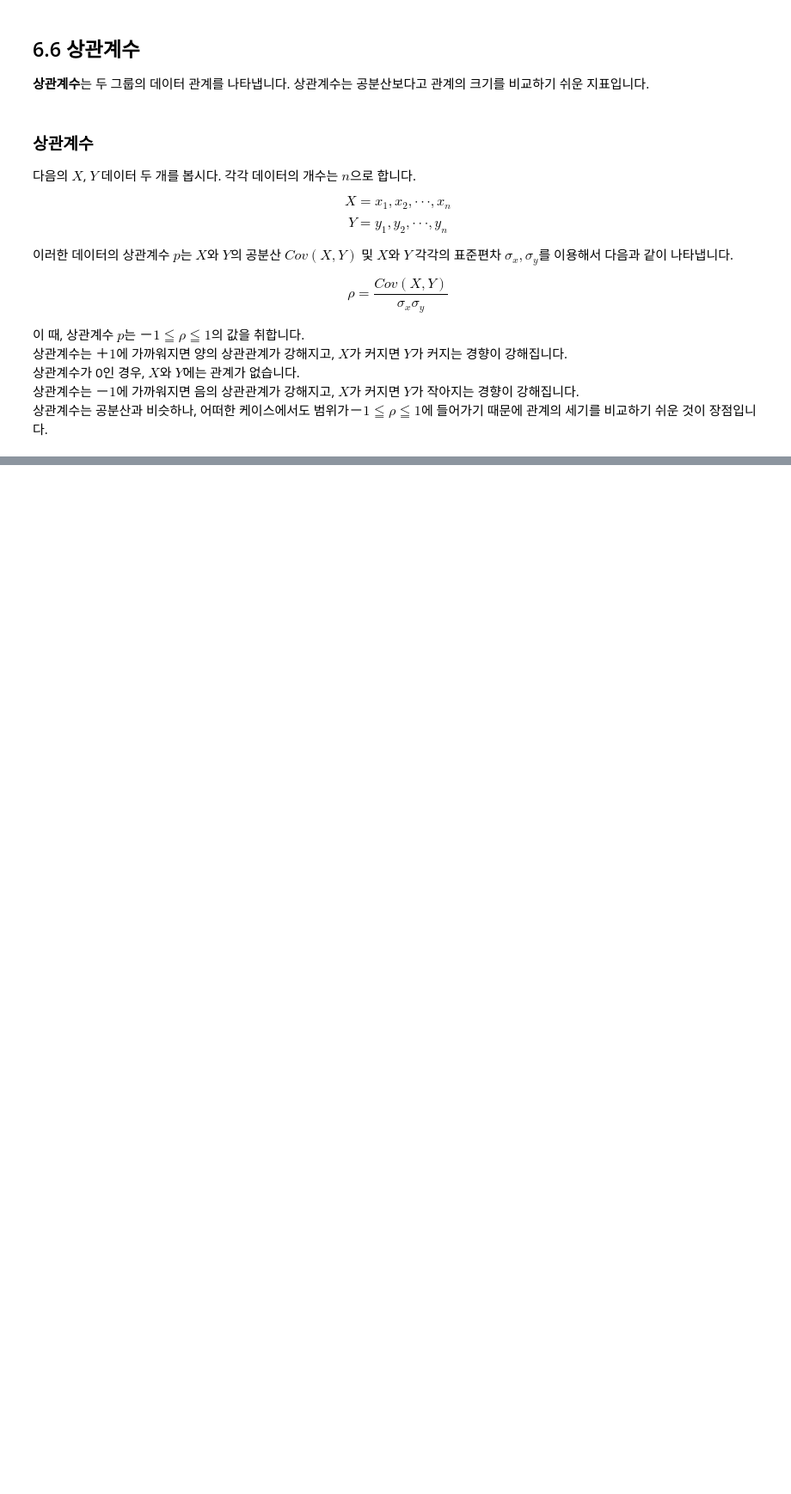
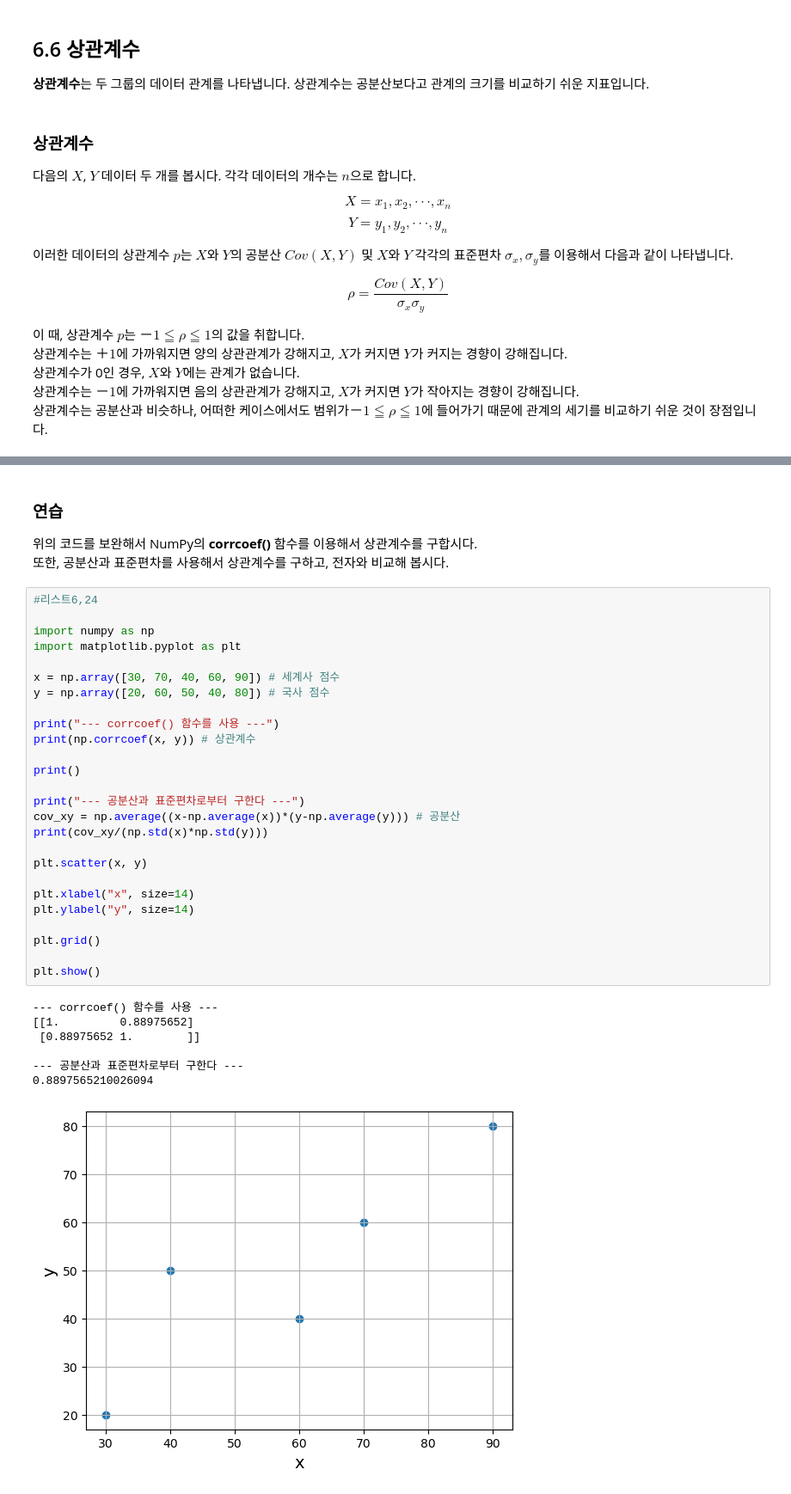
Before and after one commit to gsmin02/AI-Python-STUDY, a Jupyter notebook: Chapter/Chapter 6.ipynb, the cells around one changed output, grey strips where cells are left out. Shown at 86% size. Drawn from its saved outputs; the diff is of its cells as text; blank space fills up the shorter version.

```diff
--- a/Chapter/Chapter 6.ipynb
+++ b/Chapter/Chapter 6.ipynb
@@ -720,0 +791,39 @@ $$ \rho
+# %% [markdown]
+### 연습
+
+위의 코드를 보완해서 NumPy의 **corrcoef()** 함수를 이용해서 상관계수를 구합시다.
+또한, 공분산과 표준편차를 사용해서 상관계수를 구하고, 전자와 비교해 봅시다.
+# %%
+#리스트6,24
+
+import numpy as np
+import matplotlib.pyplot as plt
+
+x = np.array([30, 70, 40, 60, 90]) # 세계사 점수
+y = np.array([20, 60, 50, 40, 80]) # 국사 점수
+
+print("--- corrcoef() 함수를 사용 ---")
+print(np.corrcoef(x, y)) # 상관계수
+
+print()
+
+print("--- 공분산과 표준편차로부터 구한다 ---")
+cov_xy = np.average((x-np.average(x))*(y-np.average(y))) # 공분산
+print(cov_xy/(np.std(x)*np.std(y)))
+
+plt.scatter(x, y)
+
+plt.xlabel("x", size=14)
+plt.ylabel("y", size=14)
+
+plt.grid()
+
+plt.show()
+# %% [output]
+--- corrcoef() 함수를 사용 ---
+[[1.         0.88975652]
+ [0.88975652 1.        ]]
+
+--- 공분산과 표준편차로부터 구한다 ---
+0.8897565210026094
+[figure, added]
```
Also changed, not shown: parts of 9 cells of this notebook.
